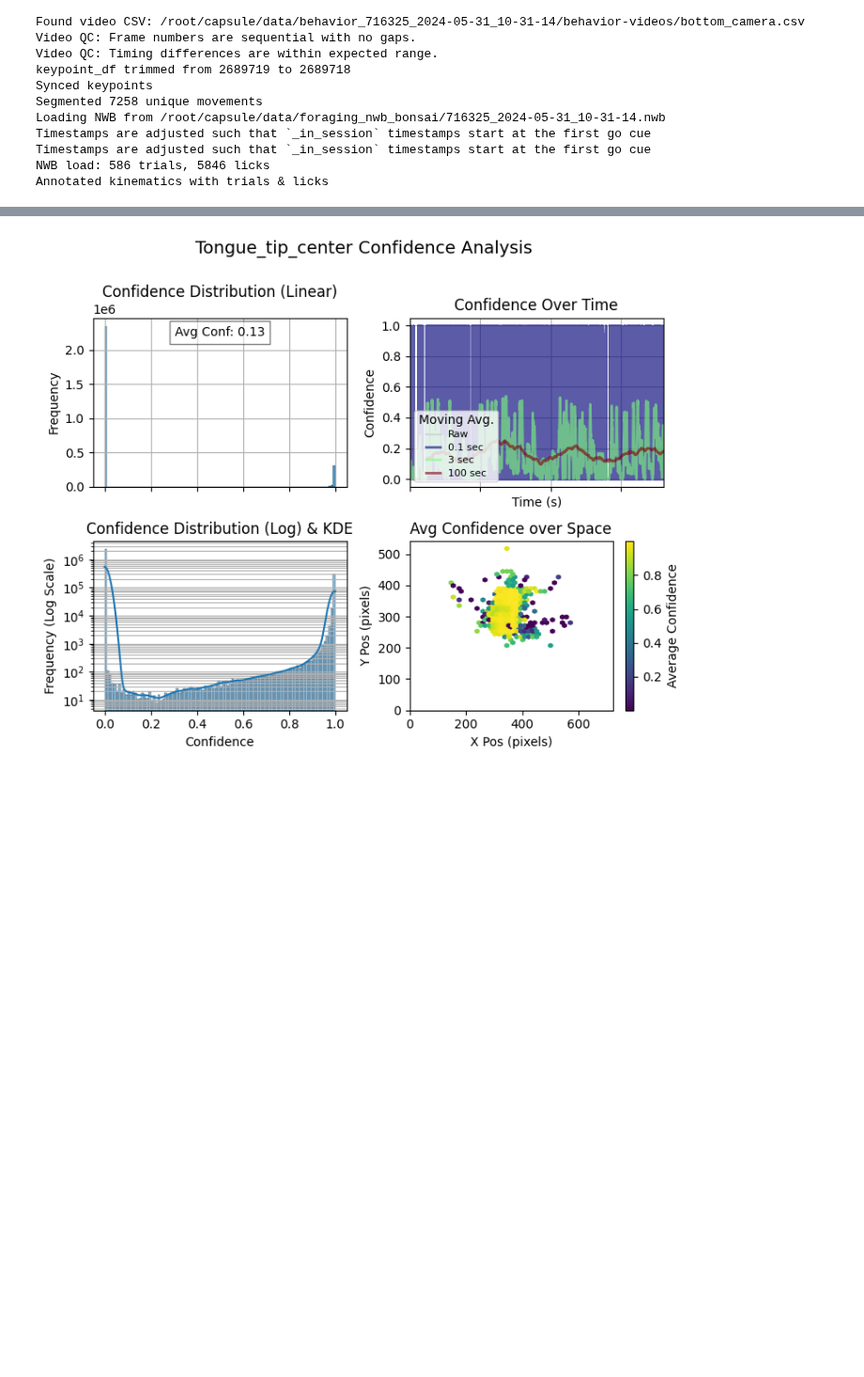
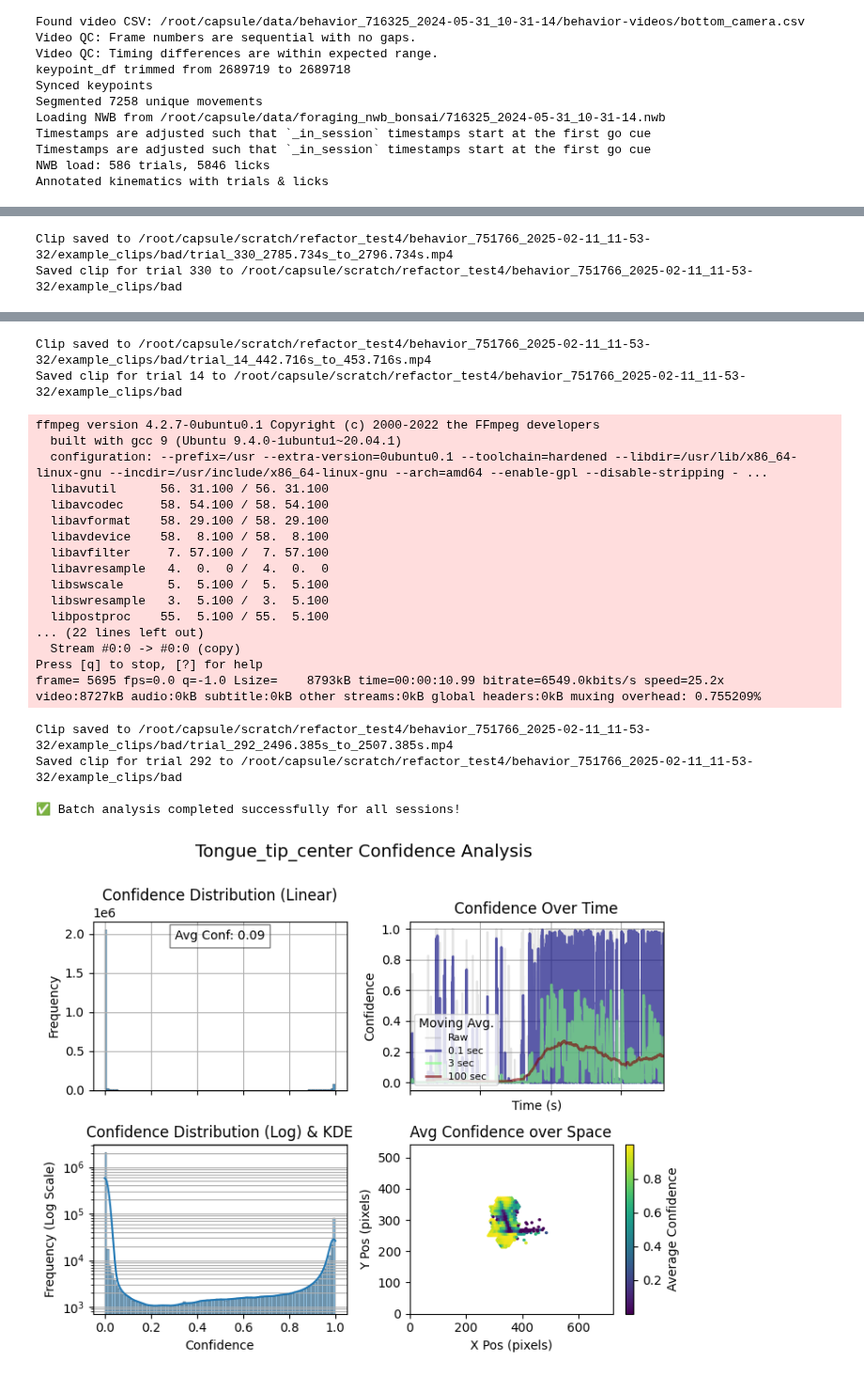
Before and after one commit to 1mattbecker/kinematics_analysis, a Jupyter notebook: code/test_session_wrapper.ipynb, the cells around one changed output, grey strips where cells are left out. Shown at 94% size. Drawn from its saved outputs; the diff is of its cells as text; code cells hidden in the pictures; blank space fills up the shorter version.

Commit message:
testing refactored behavior video analysis

```diff
--- a/code/test_session_wrapper.ipynb
+++ b/code/test_session_wrapper.ipynb
@@ -764,11 +69,11 @@ Annotated kinematics with trials & licks
 # %%
 #test single session on batch analysis
 
-save_root = "/root/capsule/scratch/refactor_test" #update save location as needed
+save_root = "/root/capsule/scratch/refactor_test4" #update save location as needed
 data_root = Path("/root/capsule/data")
 
 pred_csv_list = [
-        "/root/capsule/data/BottomViewPylon1-MIB-2025-02-17/inference/behavior_716325_2024-05-31_10-31-14/bottom_camera.csv"
+        "/root/capsule/data/behavior_751766_2025-02-11_11-53-32_videoprocessed_2025-07-17/pred_outputs/video_preds/bottom_camera_predictions.csv"
 ]
 
 run_batch_analysis(pred_csv_list, data_root, save_root)
@@ -792,0 +172,2 @@ Warning: No labeled video found for behavior_716325_2024-05-31_10-31-14. Skippin
+Clip saved to /root/capsule/scratch/refactor_test4/behavior_751766_2025-02-11_11-53-32/example_clips/bad/trial_330_2785.734s_to_2796.734s.mp4
+Saved clip for trial 330 to /root/capsule/scratch/refactor_test4/behavior_751766_2025-02-11_11-53-32/example_clips/bad
@@ -793,4 +191,27 @@ Warning: No labeled video found for behavior_716325_2024-05-31_10-31-14. Skippin
+Clip saved to /root/capsule/scratch/refactor_test4/behavior_751766_2025-02-11_11-53-32/example_clips/bad/trial_14_442.716s_to_453.716s.mp4
+Saved clip for trial 14 to /root/capsule/scratch/refactor_test4/behavior_751766_2025-02-11_11-53-32/example_clips/bad
+ffmpeg version 4.2.7-0ubuntu0.1 Copyright (c) 2000-2022 the FFmpeg developers
+  built with gcc 9 (Ubuntu 9.4.0-1ubuntu1~20.04.1)
+  configuration: --prefix=/usr --extra-version=0ubuntu0.1 --toolchain=hardened --libdir=/usr/lib/x86_64-linux-gnu --incdir=/usr/include/x86_64-linux-gnu --arch=amd64 --enable-gpl --disable-stripping - ...
+  libavutil      56. 31.100 / 56. 31.100
+  libavcodec     58. 54.100 / 58. 54.100
+  libavformat    58. 29.100 / 58. 29.100
+  libavdevice    58.  8.100 / 58.  8.100
+  libavfilter     7. 57.100 /  7. 57.100
+  libavresample   4.  0.  0 /  4.  0.  0
+  libswscale      5.  5.100 /  5.  5.100
+  libswresample   3.  5.100 /  3.  5.100
+  libpostproc    55.  5.100 / 55.  5.100
+... (22 lines left out)
+  Stream #0:0 -> #0:0 (copy)
+Press [q] to stop, [?] for help
+frame= 5695 fps=0.0 q=-1.0 Lsize=    8793kB time=00:00:10.99 bitrate=6549.0kbits/s speed=25.2x
+video:8727kB audio:0kB subtitle:0kB other streams:0kB global headers:0kB muxing overhead: 0.755209%
+Clip saved to /root/capsule/scratch/refactor_test4/behavior_751766_2025-02-11_11-53-32/example_clips/bad/trial_292_2496.385s_to_2507.385s.mp4
+Saved clip for trial 292 to /root/capsule/scratch/refactor_test4/behavior_751766_2025-02-11_11-53-32/example_clips/bad
+
+✅ Batch analysis completed successfully for all sessions!
-[figure, old version]
+[figure, new version]
 # %%
 # # look into individual session for errors when generating dfs
 
```
Also changed, not shown: parts of 16 cells of this notebook.
